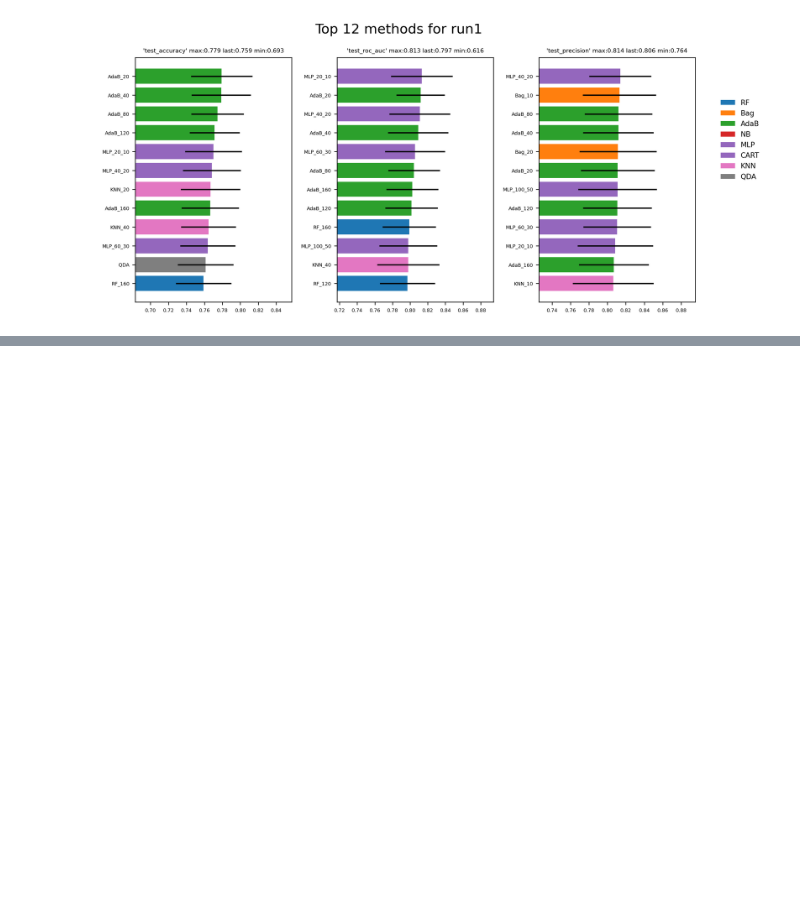
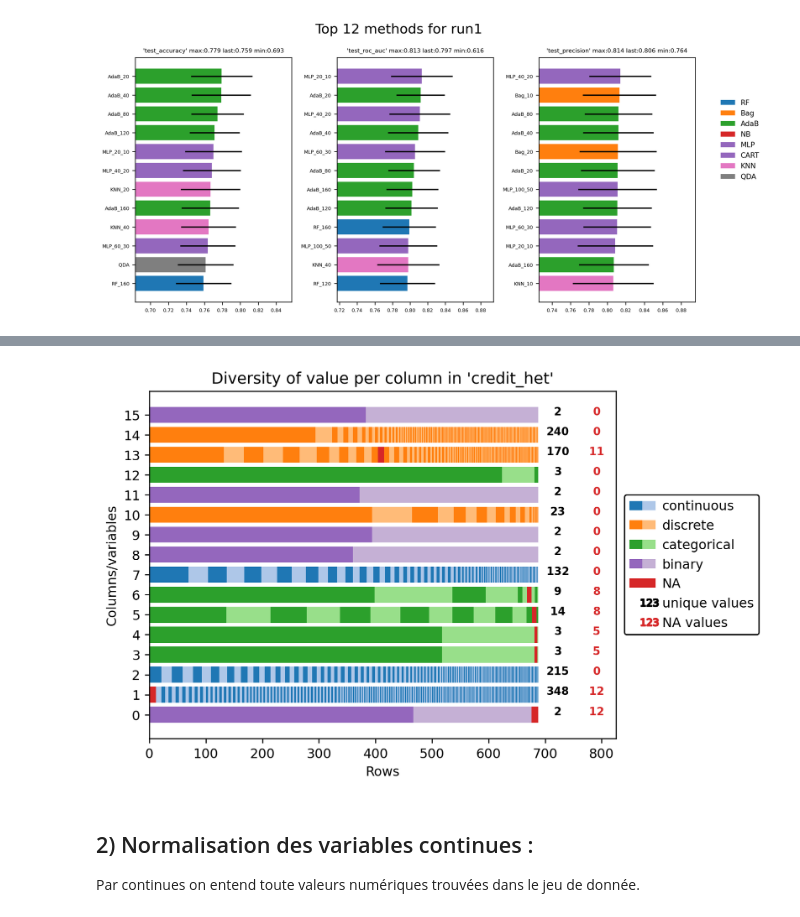
Before and after one commit to tyrosine-rex/tp_taa_apprentissage_supervisee, a Jupyter notebook: source/tp_final.ipynb, the cells around one changed output, grey strips where cells are left out. Drawn from its saved outputs; the diff is of its cells as text; code cells hidden in the pictures; blank space fills up the shorter version.

```diff
--- a/source/tp_final.ipynb
+++ b/source/tp_final.ipynb
@@ -373,0 +378,6 @@ Loaded from ./.cache_pickle/run_classifiers/bfb068e3e667325ab93451cec810bf6a0d13
+# %%
+df_credit_het = pd.read_csv(CREDIT_SCORE_HET, sep="\t", header=None, na_values="?")
+
+taa.explore_data(df_credit_het, "credit_het")
+# %% [output]
+[figure, added]
@@ -373,0 +405,4 @@ Loaded from ./.cache_pickle/run_classifiers/bfb068e3e667325ab93451cec810bf6a0d13
+# %% [markdown]
+## 2) Normalisation des variables continues :
+
+Par continues on entend toute valeurs numériques trouvées dans le jeu de donnée.
```
Also changed, not shown: parts of 8 cells of this notebook.
